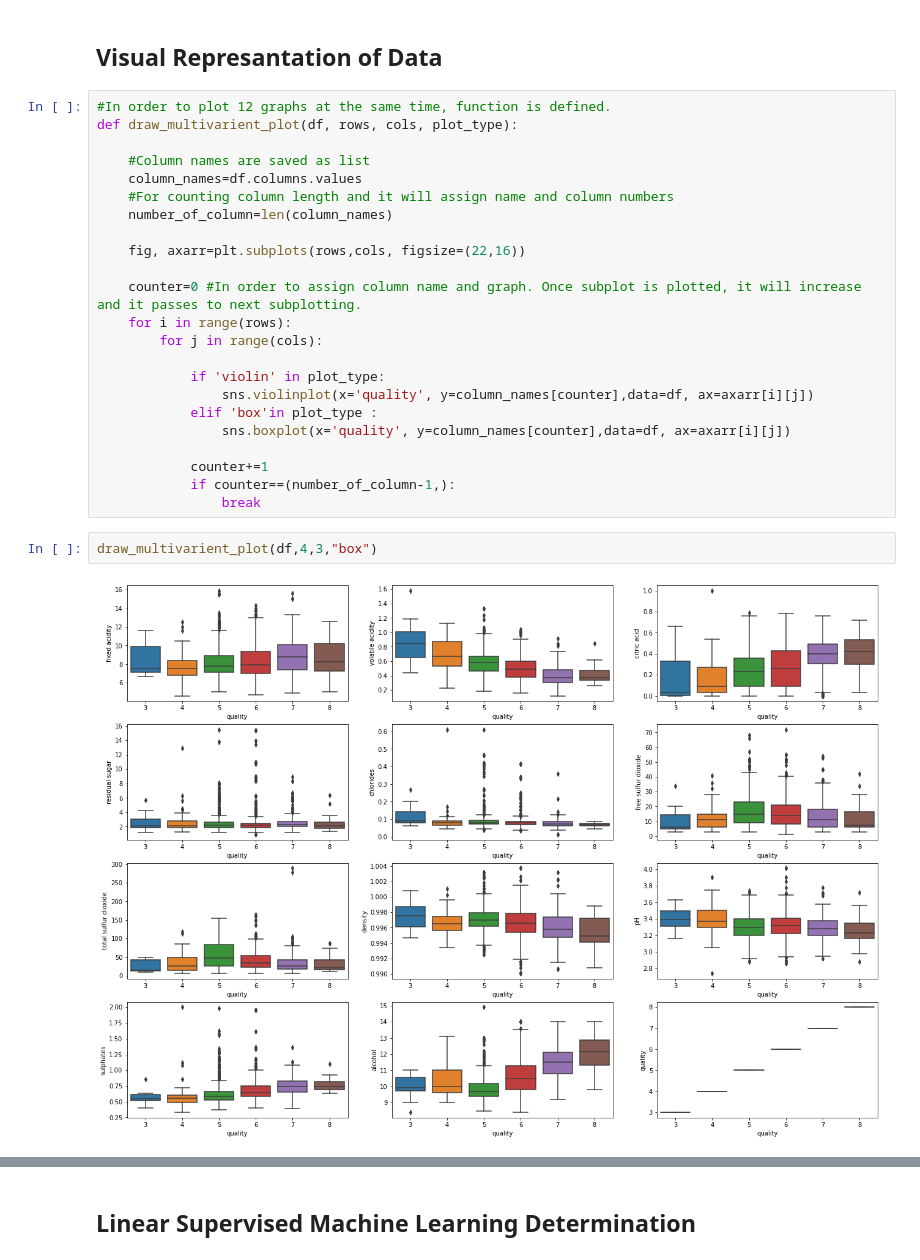
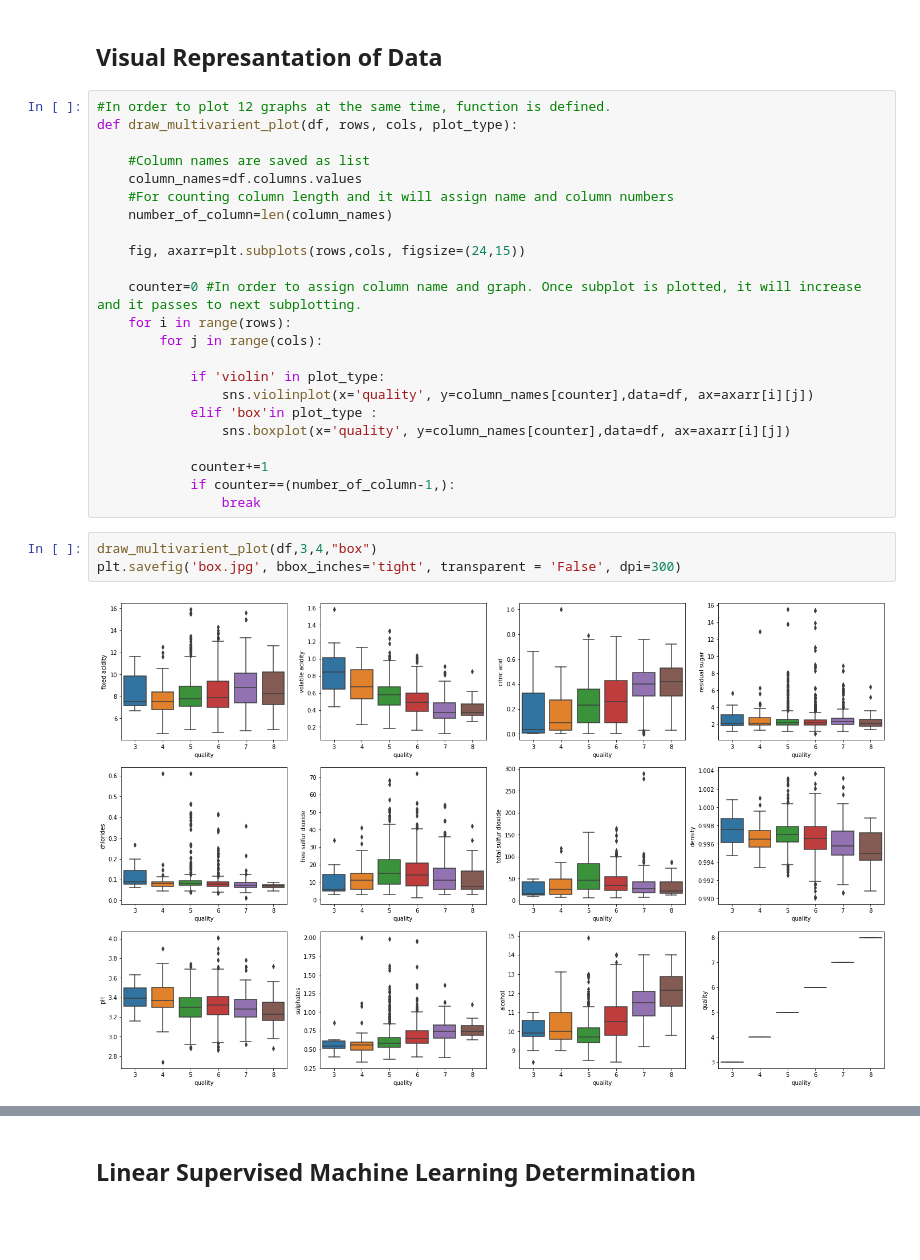
Before and after one commit to henginsever/680-Project, a Jupyter notebook: 680ProjectWine.ipynb, the cells around one changed output, grey strips where cells are left out. Cells and saved outputs as stored; diff of their text form; blank space fills up the shorter version.

```diff
--- a/680ProjectWine.ipynb
+++ b/680ProjectWine.ipynb
@@ -169,7 +158,7 @@ def draw_multivarient_plot(df, rows, cols, plot_type):
     #For counting column length and it will assign name and column numbers
     number_of_column=len(column_names)
 
-    fig, axarr=plt.subplots(rows,cols, figsize=(22,16))
+    fig, axarr=plt.subplots(rows,cols, figsize=(24,15))
 
     counter=0 #In order to assign column name and graph. Once subplot is plotted, it will increase and it passes to next subplotting.
     for i in range(rows):
@@ -184,7 +173,8 @@ def draw_multivarient_plot(df, rows, cols, plot_type):
             if counter==(number_of_column-1,):
                 break
 # %%
-draw_multivarient_plot(df,4,3,"box")
+draw_multivarient_plot(df,3,4,"box")
+plt.savefig('box.jpg', bbox_inches='tight', transparent = 'False', dpi=300)
 # %% [output]
-[figure, old version]
+[figure, new version]
 # %%
```
Also changed, not shown: parts of 17 cells of this notebook.
